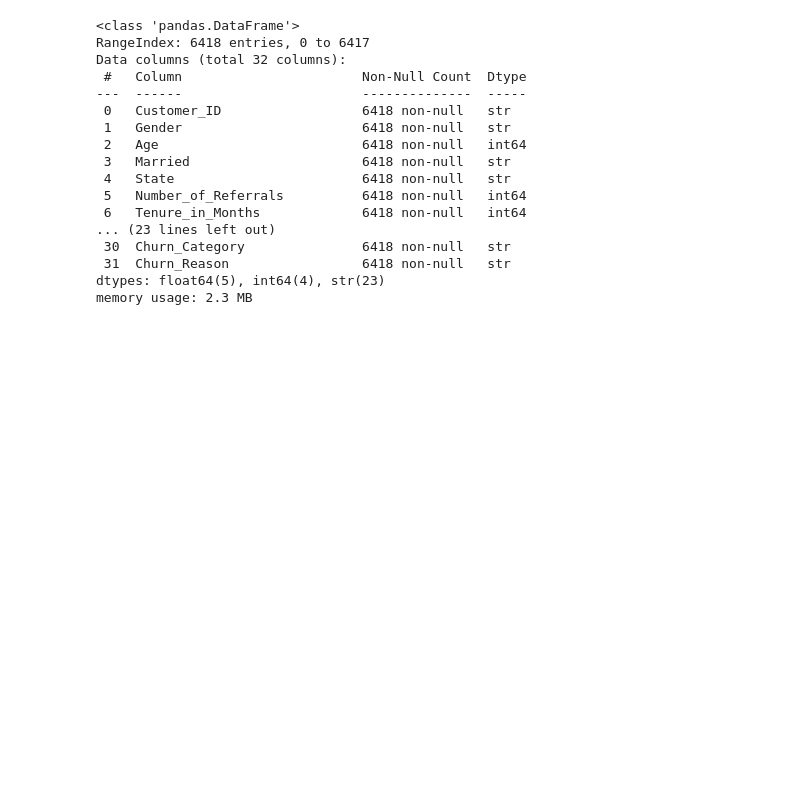
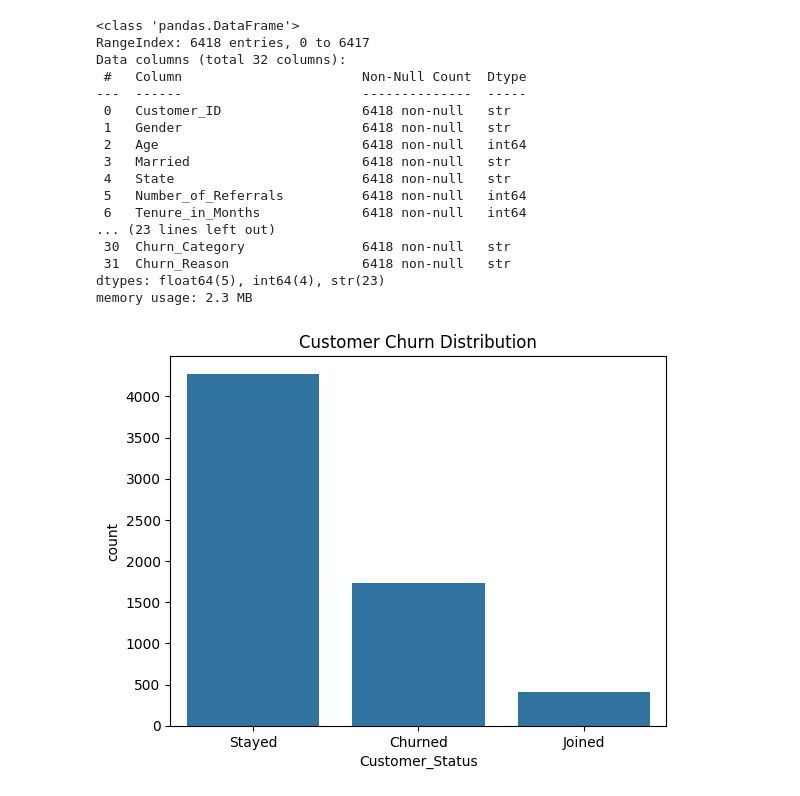
Before and after one commit to anujoshi107/Churn-Analysis, a Jupyter notebook: churn_eda.ipynb, the cells around one changed output. Saved outputs shown, nothing was run; the diff lists cells and outputs as text; code cells hidden in the pictures; blank space fills up the shorter version.

```diff
--- a/churn_eda.ipynb
+++ b/churn_eda.ipynb
@@ -83,3 +83,16 @@ Data columns (total 32 columns):
  31  Churn_Reason                 6418 non-null   str
 dtypes: float64(5), int64(4), str(23)
 memory usage: 2.3 MB
+# %%
+import matplotlib.pyplot as plt
+import seaborn as sns
+
+sns.countplot(
+    x='Customer_Status',
+    data=df
+)
+
+plt.title("Customer Churn Distribution")
+plt.show()
+# %% [output]
+[figure, added]
```
Also changed, not shown: parts of 22 cells of this notebook, 1 other file.
